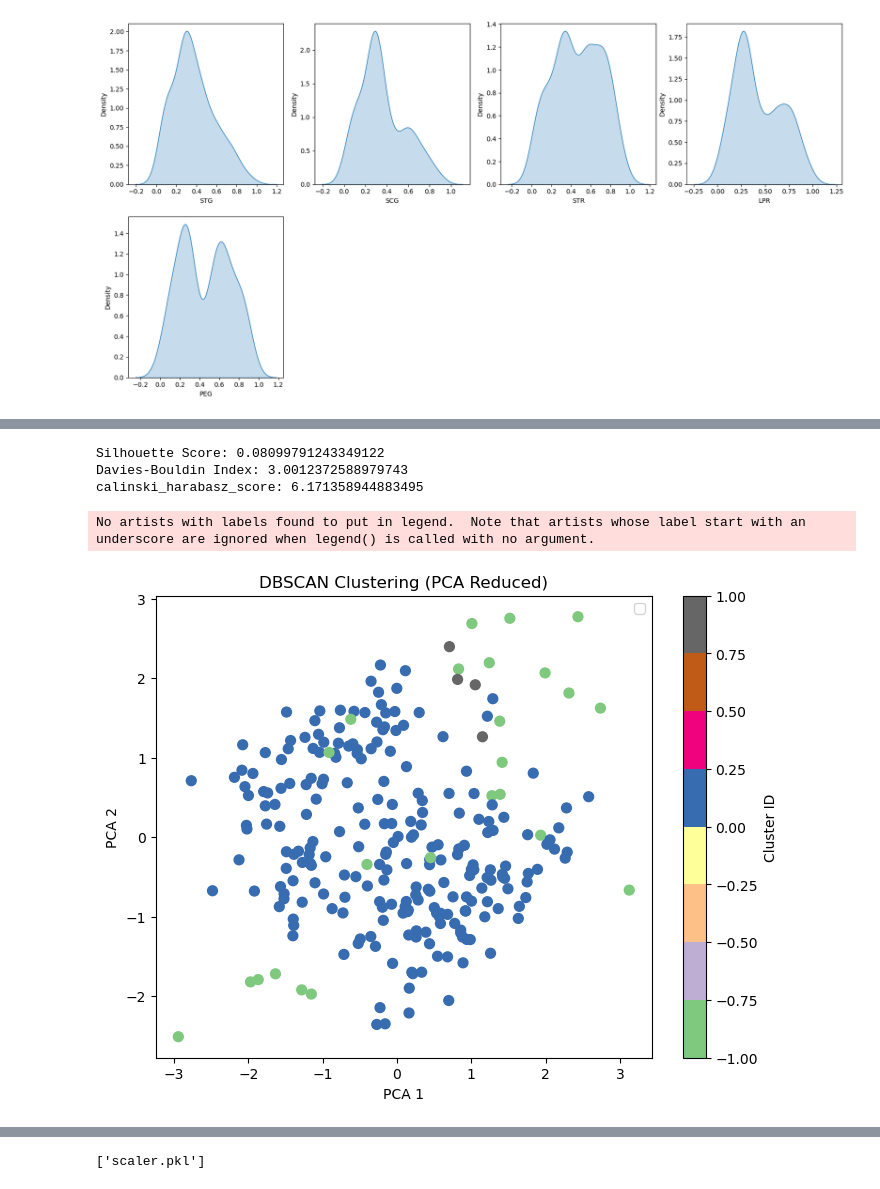
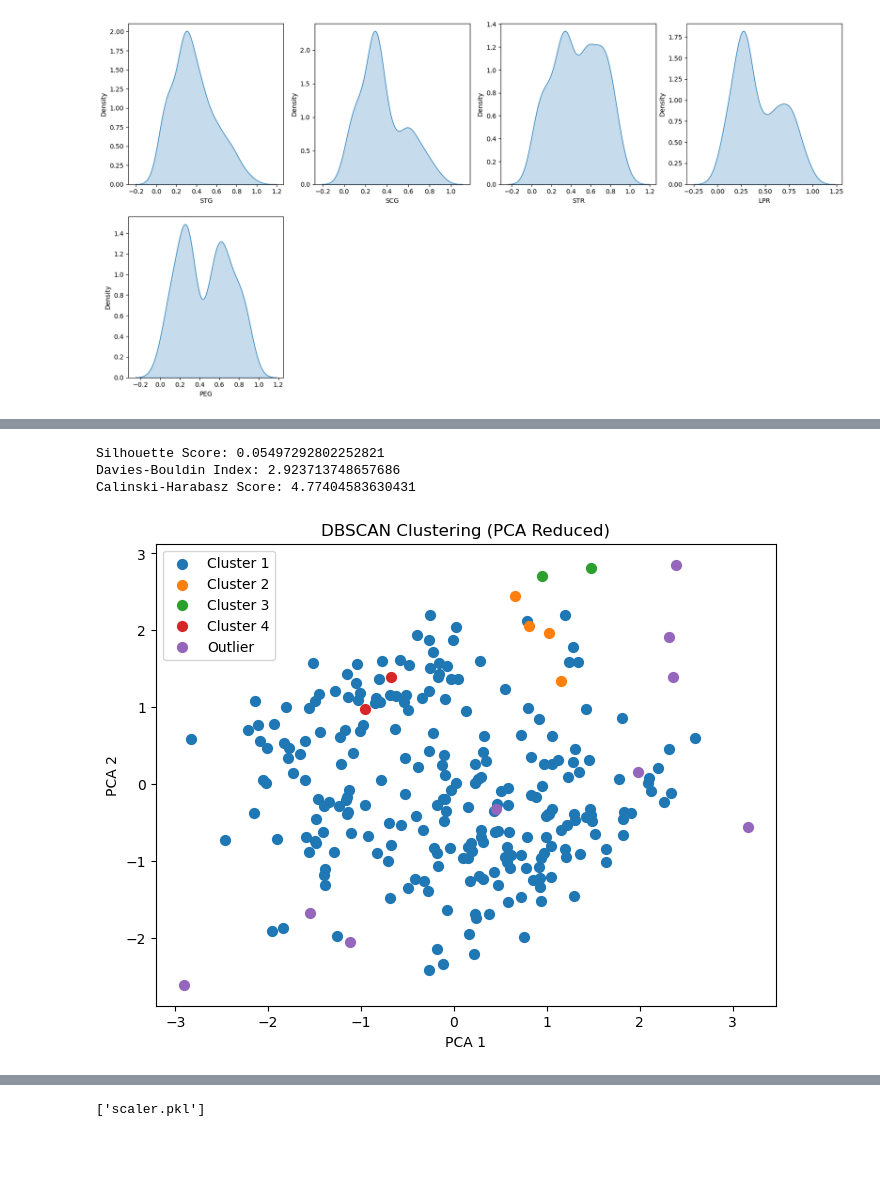
Before and after one commit to NithyaShriSK/unsupervised-Kmeans-DBscan-Task, a Jupyter notebook: cluster.ipynb, the cells around one changed output, grey strips where cells are left out. Saved outputs shown, nothing was run; the diff lists cells and outputs as text; code cells hidden in the pictures; blank space fills up the shorter version.

```diff
--- a/cluster.ipynb
+++ b/cluster.ipynb
@@ -105,10 +187,10 @@ plt.show()
 # %%
-kmeans=KMeans(n_clusters=3,random_state=42)
+kmeans=KMeans(n_clusters=5,random_state=42,n_init=50,)
 res=[]
-y_cluster=kmeans.fit_predict(x)
-kmeanssilhouette = silhouette_score(x, y_cluster)
-kmeansdb_index = davies_bouldin_score(x, y_cluster)
-kmeans_ch = calinski_harabasz_score(x, y_cluster)
+y_cluster=kmeans.fit_predict(X_pca)
+kmeanssilhouette = silhouette_score(X_pca, y_cluster)
+kmeansdb_index = davies_bouldin_score(X_pca, y_cluster)
+kmeans_ch = calinski_harabasz_score(X_pca, y_cluster)
 res.append([kmeanssilhouette,kmeansdb_index,kmeans_ch,kmeans.inertia_])
 print("Silhouette Score:", kmeanssilhouette)
 print("Davies-Bouldin Index:", kmeansdb_index)
@@ -157,9 +269,9 @@ plt.show()
 # %%
-hc = AgglomerativeClustering(n_clusters=3, linkage='ward')
+hc = AgglomerativeClustering(n_clusters=4, linkage='ward')
 y_hc = hc.fit_predict(X_pca)
-hcsilhouette = silhouette_score(x, y_hc)
-hcdb_index = davies_bouldin_score(x, y_hc)
-hc_ch = calinski_harabasz_score(x, y_hc)
+hcsilhouette = silhouette_score(X_pca, y_hc)
+hcdb_index = davies_bouldin_score(X_pca, y_hc)
+hc_ch = calinski_harabasz_score(X_pca, y_hc)
 res.append([hcsilhouette,hcdb_index,hc_ch,np.nan])
 print("Silhouette Score:", hcsilhouette)
 print("Davies-Bouldin Index:", hcdb_index)
@@ -192,26 +347,35 @@ fig.show()
 # %%
-dbscan = DBSCAN(eps=0.7, min_samples=3)
+dbscan = DBSCAN(eps=0.8, min_samples=2)
 y_db = dbscan.fit_predict(X_pca)
-silhouette = silhouette_score(x, y_db)
-db_index = davies_bouldin_score(x, y_db)
-db_ch = calinski_harabasz_score(x, y_db)
-res.append([silhouette,db_index,db_ch,np.nan])
-print("Silhouette Score:", silhouette)
-print("Davies-Bouldin Index:", db_index)
-print("calinski_harabasz_score:",db_ch)
-# PCA 2D plot
+y_db_mapped = []
+for label in y_db:
+    if label == -1:
+        y_db_mapped.append("Outlier")
+    else:
+        y_db_mapped.append(f"Cluster {label+1}")
+y_db_mapped = np.array(y_db_mapped)
+if len(set(y_db)) > 1:
+    db_sil = silhouette_score(X_pca, y_db)
+    db_db = davies_bouldin_score(X_pca, y_db)
+    db_ch = calinski_harabasz_score(X_pca, y_db)
+else:
+    db_sil, db_db, db_ch = np.nan, np.nan, np.nan
+res.append([db_sil, db_db, db_ch, np.nan])
+print("Silhouette Score:", db_sil)
+print("Davies-Bouldin Index:", db_db)
+print("Calinski-Harabasz Score:", db_ch)
 plt.figure(figsize=(8,6))
-plt.scatter(X_pca[:,0], X_pca[:,1], c=y_db, cmap="Accent", s=50)
+for label in np.unique(y_db_mapped):
+    mask = y_db_mapped == label
+    plt.scatter(X_pca[mask,0], X_pca[mask,1], label=label, s=50)
 plt.xlabel("PCA 1")
 plt.ylabel("PCA 2")
+plt.title("DBSCAN Clustering (PCA Reduced)")
 plt.legend()
-plt.title("DBSCAN Clustering (PCA Reduced)")
-plt.colorbar(label="Cluster ID")
 plt.show()
 # %% [output]
-Silhouette Score: 0.08099791243349122
-Davies-Bouldin Index: 3.0012372588979743
-calinski_harabasz_score: 6.171358944883495
+Silhouette Score: 0.05497292802252821
+Davies-Bouldin Index: 2.923713748657686
+Calinski-Harabasz Score: 4.77404583630431
-No artists with labels found to put in legend.  Note that artists whose label start with an underscore are ignored when legend() is called with no argument.
-[figure, old version]
+[figure, new version]
 # %%
```
Also changed, not shown: parts of 15 cells of this notebook, 4 other files.
